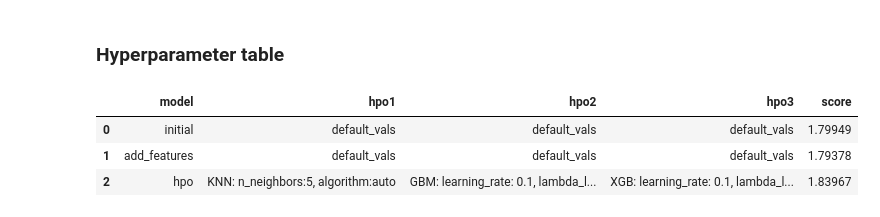
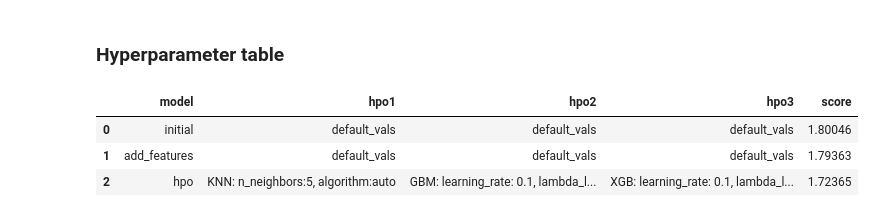
Before and after one commit to gbadose/bike-sharing-ML, a Jupyter notebook: bike-share.ipynb, the cells around one changed output. Cells and saved outputs as stored; diff of their text form; code cells hidden in the pictures.

```diff
--- a/bike-share.ipynb
+++ b/bike-share.ipynb
@@ -591,14 +691,14 @@ fig.savefig('model_test_score.png')
 # %%
 # The 3 hyperparameters we tuned with the kaggle score as the result
 pd.DataFrame({
     "model": ["initial", "add_features", "hpo"],
     "hpo1": ['default_vals', 'default_vals', 'KNN: n_neighbors:5, algorithm:auto'],
     "hpo2": ['default_vals', 'default_vals', 'GBM: learning_rate: 0.1, lambda_l1: 1e-2, lambda_l2: 1e-2}'],
     "hpo3": ['default_vals', 'default_vals', 'XGB: learning_rate: 0.1, lambda_l1: 1e-2, lambda_l2: 1e-2}'],
-    "score": [1.79949, 1.79378, 1.83967]
+    "score": [1.80046, 1.79363, 1.72365]
 })
 # %% [output]
 |  | model | hpo1 | hpo2 | hpo3 | score |
-| 0 | initial | default_vals | default_vals | default_vals | 1.79949 |
-| 1 | add_features | default_vals | default_vals | default_vals | 1.79378 |
-| 2 | hpo | KNN: n_neighbors:5, algorithm:auto | GBM: learning_rate: 0.1, lambda_l... | XGB: learning_rate: 0.1, lambda_l... | 1.83967 |
+| 0 | initial | default_vals | default_vals | default_vals | 1.80046 |
+| 1 | add_features | default_vals | default_vals | default_vals | 1.79363 |
+| 2 | hpo | KNN: n_neighbors:5, algorithm:auto | GBM: learning_rate: 0.1, lambda_l... | XGB: learning_rate: 0.1, lambda_l... | 1.72365 |
```
Also changed, not shown: parts of 16 cells of this notebook, 6 other files.
